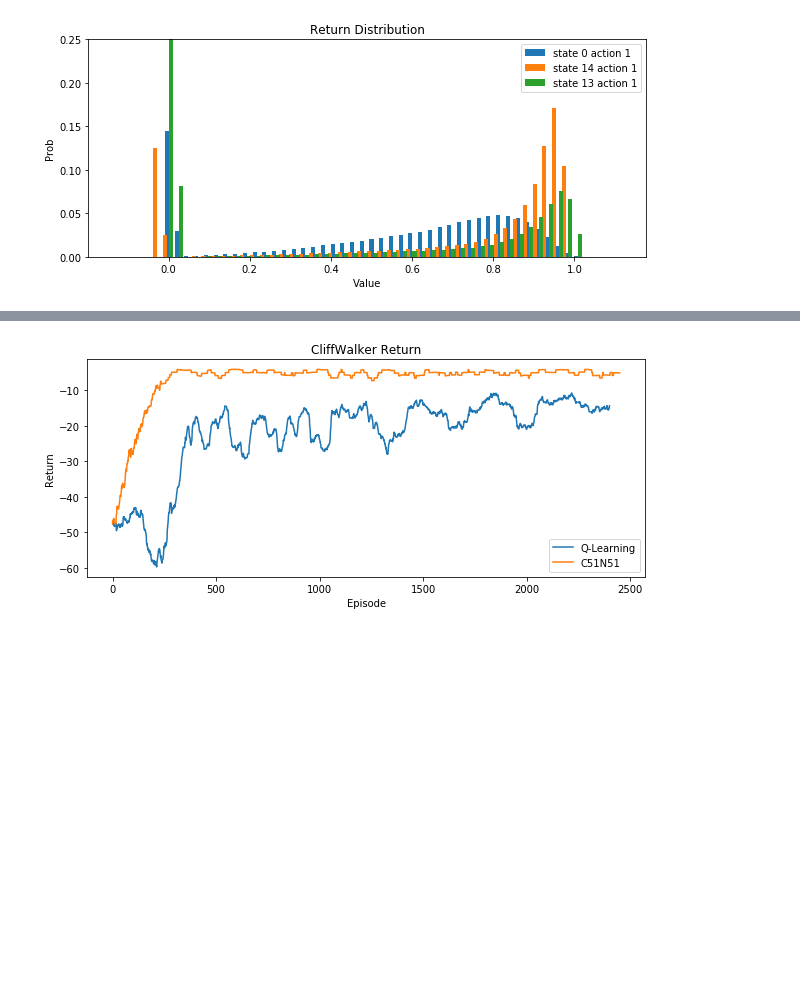
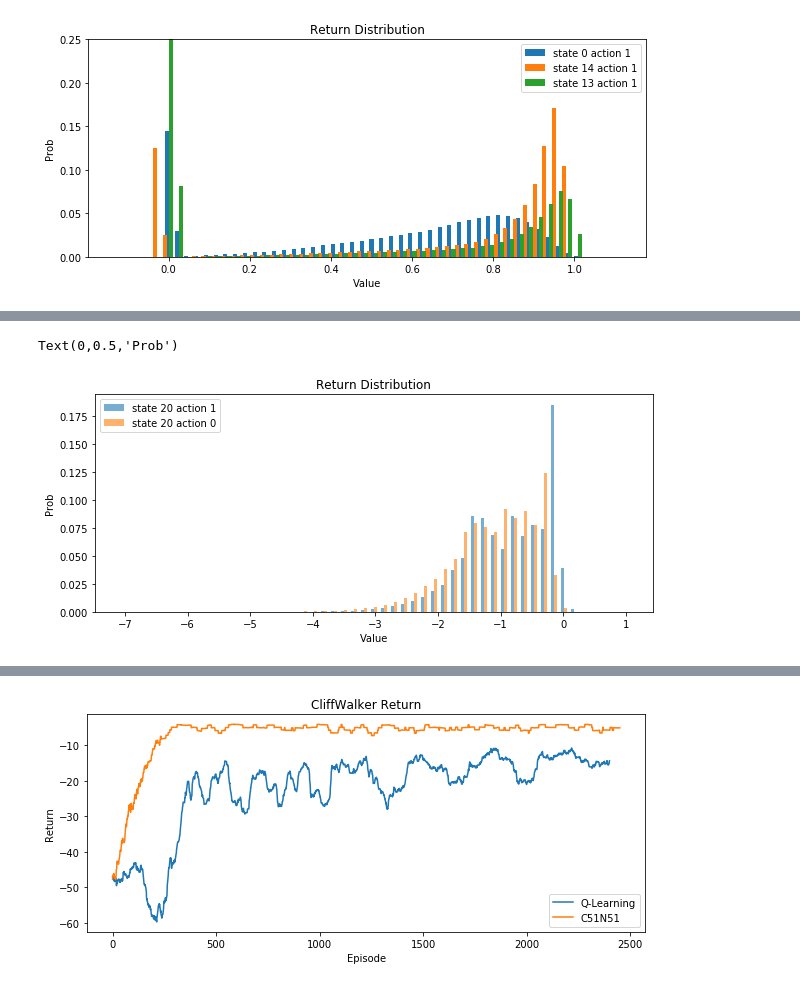
Before and after one commit to Rkeramati/crl, a Jupyter notebook: safe/C51/Untitled.ipynb, the cells around one changed output, grey strips where cells are left out. Saved outputs shown, nothing was run; the diff lists cells and outputs as text; code cells hidden in the pictures; blank space fills up the shorter version.

```diff
--- a/safe/C51/Untitled.ipynb
+++ b/safe/C51/Untitled.ipynb
@@ -128,0 +191,13 @@ Text(0,0.5,'Prob')
+# %%
+plt.figure(figsize=(10, 4))
+plt.title('Return Distribution')
+#plt.bar(c51.z, c51.p[12, 2, :], width=0.01, label = 'state 20 action 2', linewidth = 5, alpha=0.6)
+plt.bar(c51.z-0.05, c51.p[12, 1, :], width=0.05, label = 'state 20 action 1', linewidth = 5, alpha=0.6)
+plt.bar(c51.z, c51.p[12, 0, :], width=0.05, label = 'state 20 action 0', linewidth = 5, alpha=0.6)
+plt.legend()
+#plt.xlim([-10, -2])
+plt.xlabel('Value')
+plt.ylabel('Prob')
+# %% [output]
+Text(0,0.5,'Prob')
+[figure, added]
```
Also changed, not shown: parts of 26 cells of this notebook, 5 other files.
